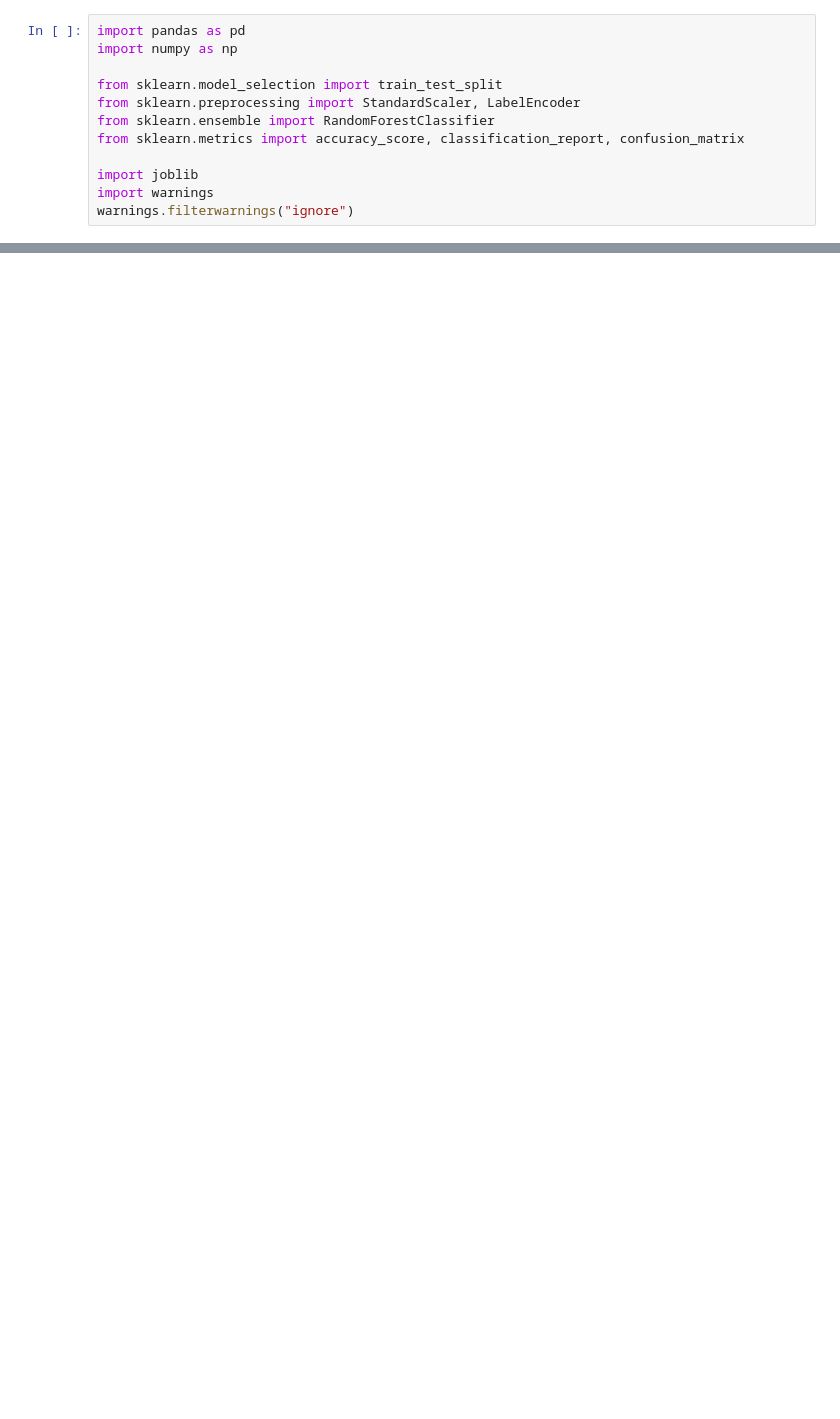
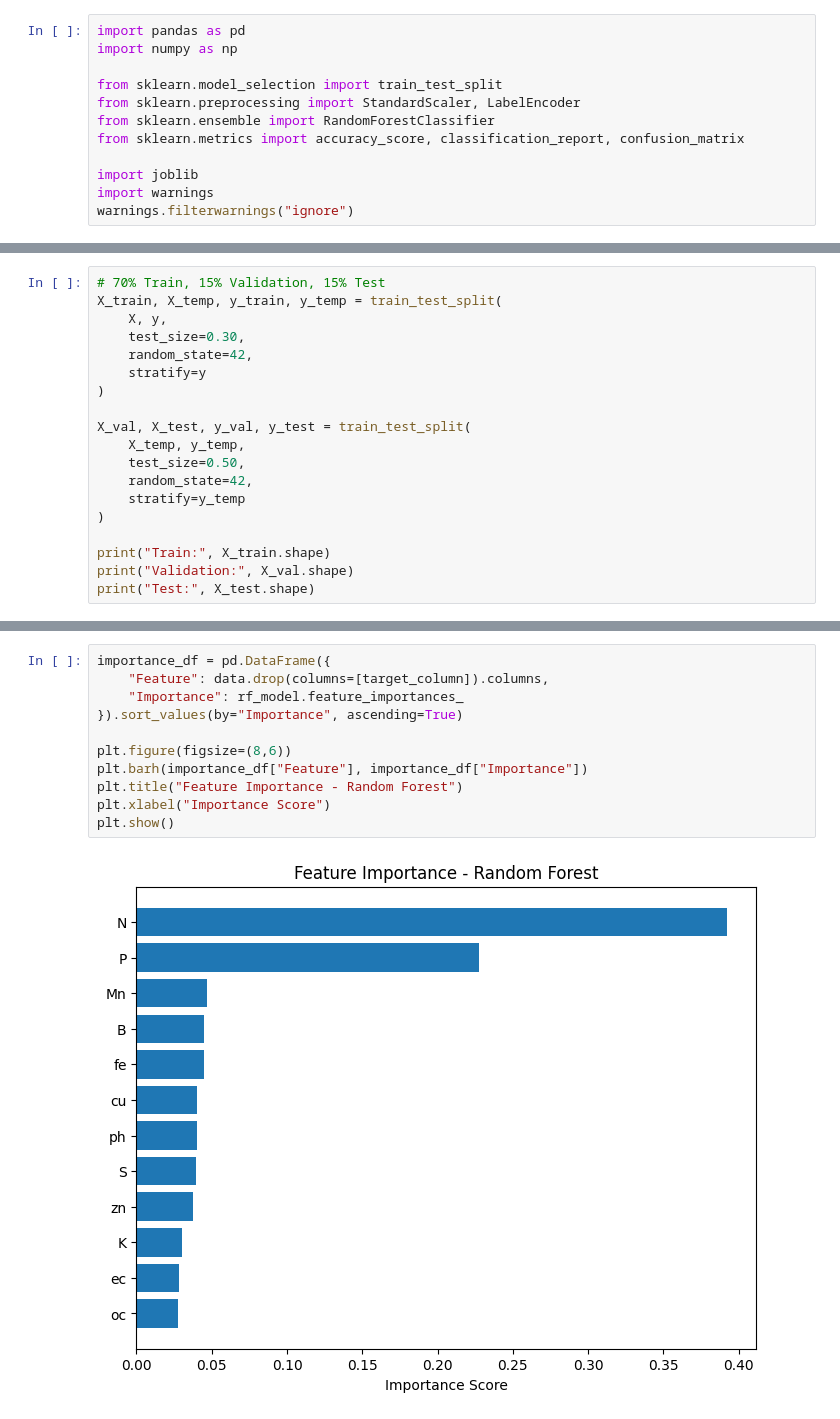
Before and after one commit to matinn07/Soil-fertility-prediction-using-Random-Forest, a Jupyter notebook: RF.ipynb, the cells around one changed output, grey strips where cells are left out. Drawn from its saved outputs; the diff is of its cells as text; blank space fills up the shorter version.

```diff
--- a/RF.ipynb
+++ b/RF.ipynb
@@ -17,0 +93,19 @@ data.head()
+# %%
+# 70% Train, 15% Validation, 15% Test
+X_train, X_temp, y_train, y_temp = train_test_split(
+    X, y,
+    test_size=0.30,
+    random_state=42,
+    stratify=y
+)
+
+X_val, X_test, y_val, y_test = train_test_split(
+    X_temp, y_temp,
+    test_size=0.50,
+    random_state=42,
+    stratify=y_temp
+)
+
+print("Train:", X_train.shape)
+print("Validation:", X_val.shape)
+print("Test:", X_test.shape)
@@ -17,0 +287,13 @@ data.head()
+# %%
+importance_df = pd.DataFrame({
+    "Feature": data.drop(columns=[target_column]).columns,
+    "Importance": rf_model.feature_importances_
+}).sort_values(by="Importance", ascending=True)
+
+plt.figure(figsize=(8,6))
+plt.barh(importance_df["Feature"], importance_df["Importance"])
+plt.title("Feature Importance - Random Forest")
+plt.xlabel("Importance Score")
+plt.show()
+# %% [output]
+[figure, added]
```
Also changed, not shown: parts of 18 cells of this notebook.
